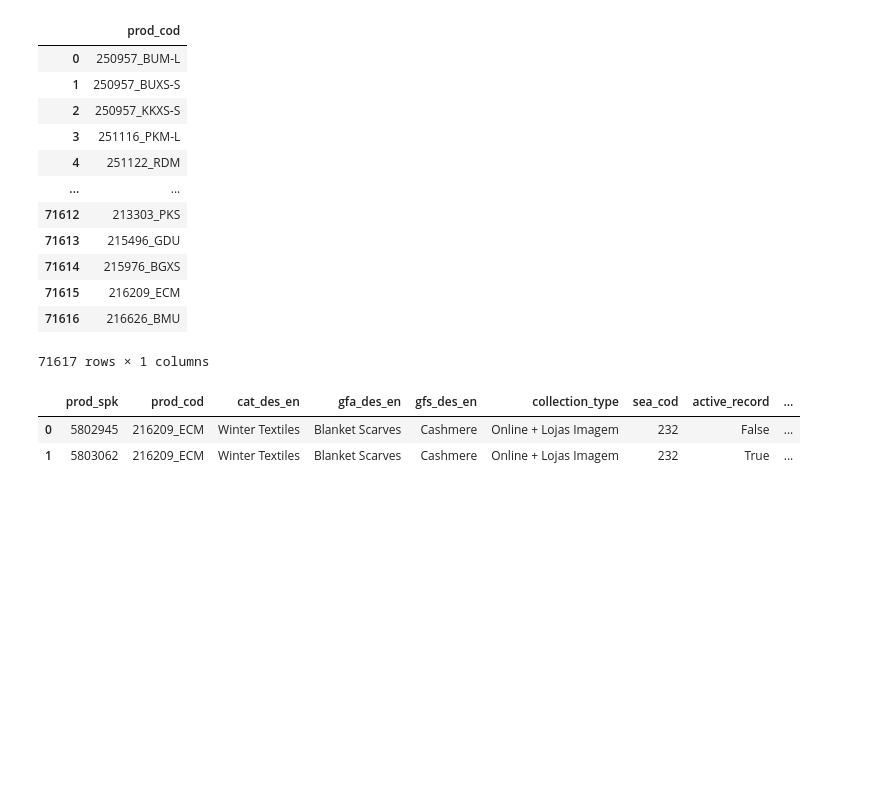
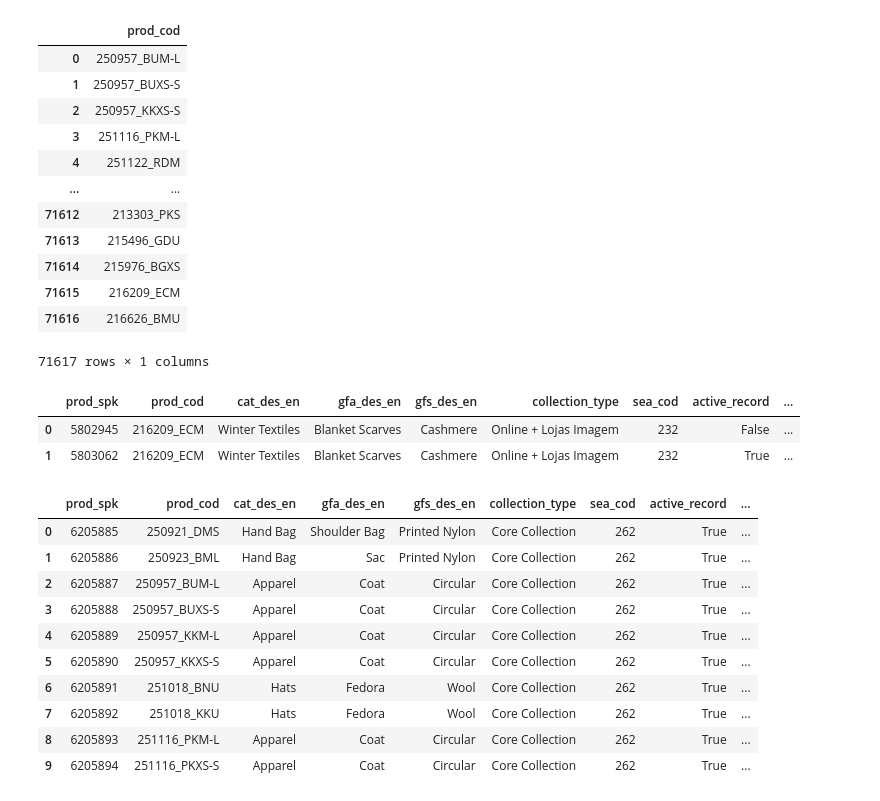
Before and after one commit to NathanAtaide/CASPTONE, a Jupyter notebook: notebooks/Consulta Silver.ipynb, the cells around one changed output. Cells and saved outputs as stored; diff of their text form; code cells hidden in the pictures; blank space fills up the shorter version.

```diff
--- a/notebooks/Consulta Silver.ipynb
+++ b/notebooks/Consulta Silver.ipynb
@@ -1178,3 +1178,26 @@ df_T
 |  | prod_spk | prod_cod | cat_des_en | gfa_des_en | gfs_des_en | collection_type | sea_cod | active_record | ... |
 | 0 | 5802945 | 216209_ECM | Winter Textiles | Blanket Scarves | Cashmere | Online + Lojas Imagem | 232 | False | ... |
 | 1 | 5803062 | 216209_ECM | Winter Textiles | Blanket Scarves | Cashmere | Online + Lojas Imagem | 232 | True | ... |
+# %%
+# Columns and types of a dataset
+df_T = con.sql(f"""
+
+Select *
+FROM read_parquet('{product}')
+LIMIT(10)
+
+""").df()
+
+df_T
+# %% [output]
+|  | prod_spk | prod_cod | cat_des_en | gfa_des_en | gfs_des_en | collection_type | sea_cod | active_record | ... |
+| 0 | 6205885 | 250921_DMS | Hand Bag | Shoulder Bag | Printed Nylon | Core Collection | 262 | True | ... |
+| 1 | 6205886 | 250923_BML | Hand Bag | Sac | Printed Nylon | Core Collection | 262 | True | ... |
+| 2 | 6205887 | 250957_BUM-L | Apparel | Coat | Circular | Core Collection | 262 | True | ... |
+| 3 | 6205888 | 250957_BUXS-S | Apparel | Coat | Circular | Core Collection | 262 | True | ... |
+| 4 | 6205889 | 250957_KKM-L | Apparel | Coat | Circular | Core Collection | 262 | True | ... |
+| 5 | 6205890 | 250957_KKXS-S | Apparel | Coat | Circular | Core Collection | 262 | True | ... |
+| 6 | 6205891 | 251018_BNU | Hats | Fedora | Wool | Core Collection | 262 | True | ... |
+| 7 | 6205892 | 251018_KKU | Hats | Fedora | Wool | Core Collection | 262 | True | ... |
+| 8 | 6205893 | 251116_PKM-L | Apparel | Coat | Circular | Core Collection | 262 | True | ... |
+| 9 | 6205894 | 251116_PKXS-S | Apparel | Coat | Circular | Core Collection | 262 | True | ... |
```
Also changed, not shown: parts of 1 cell of this notebook, 39 other files.
